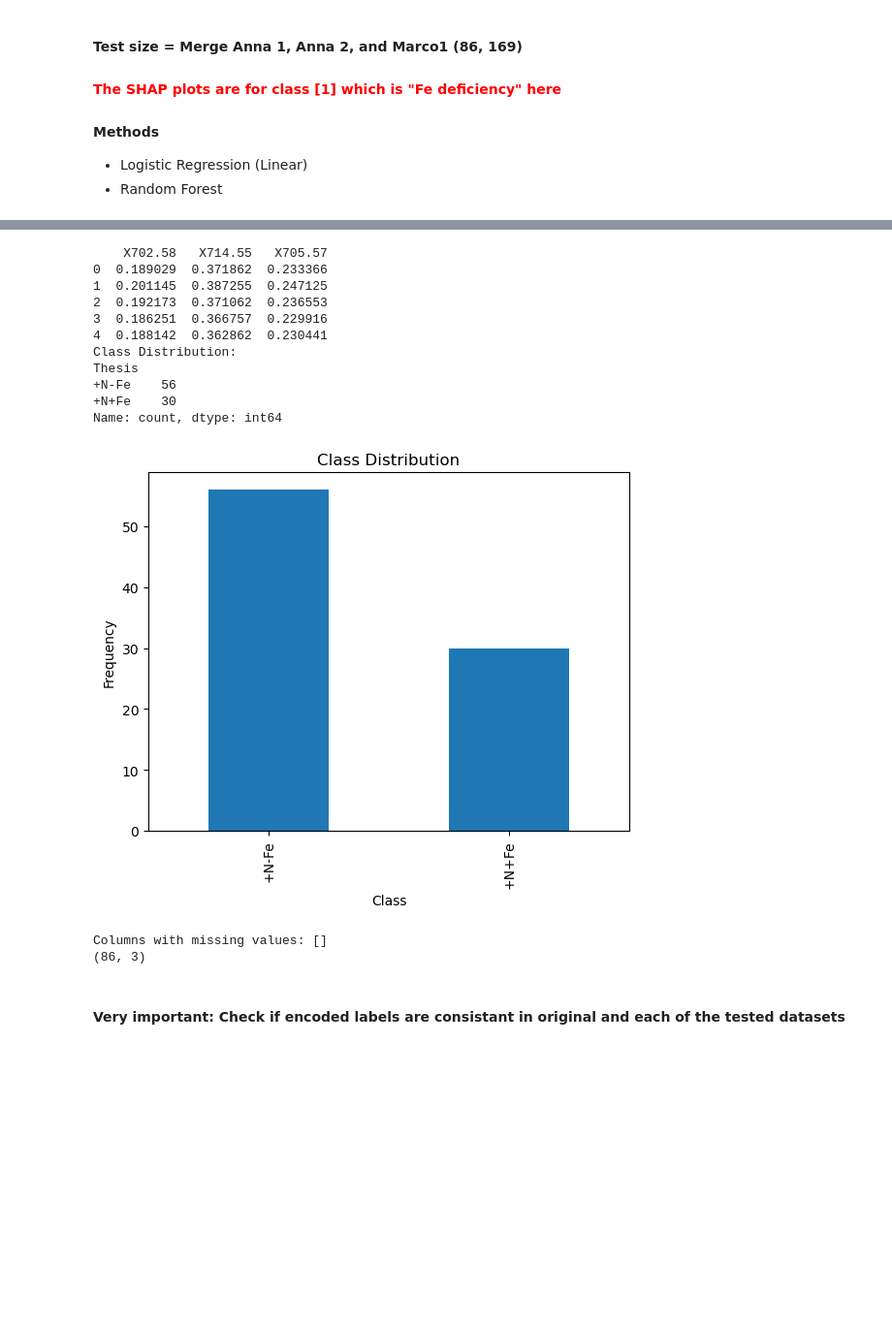
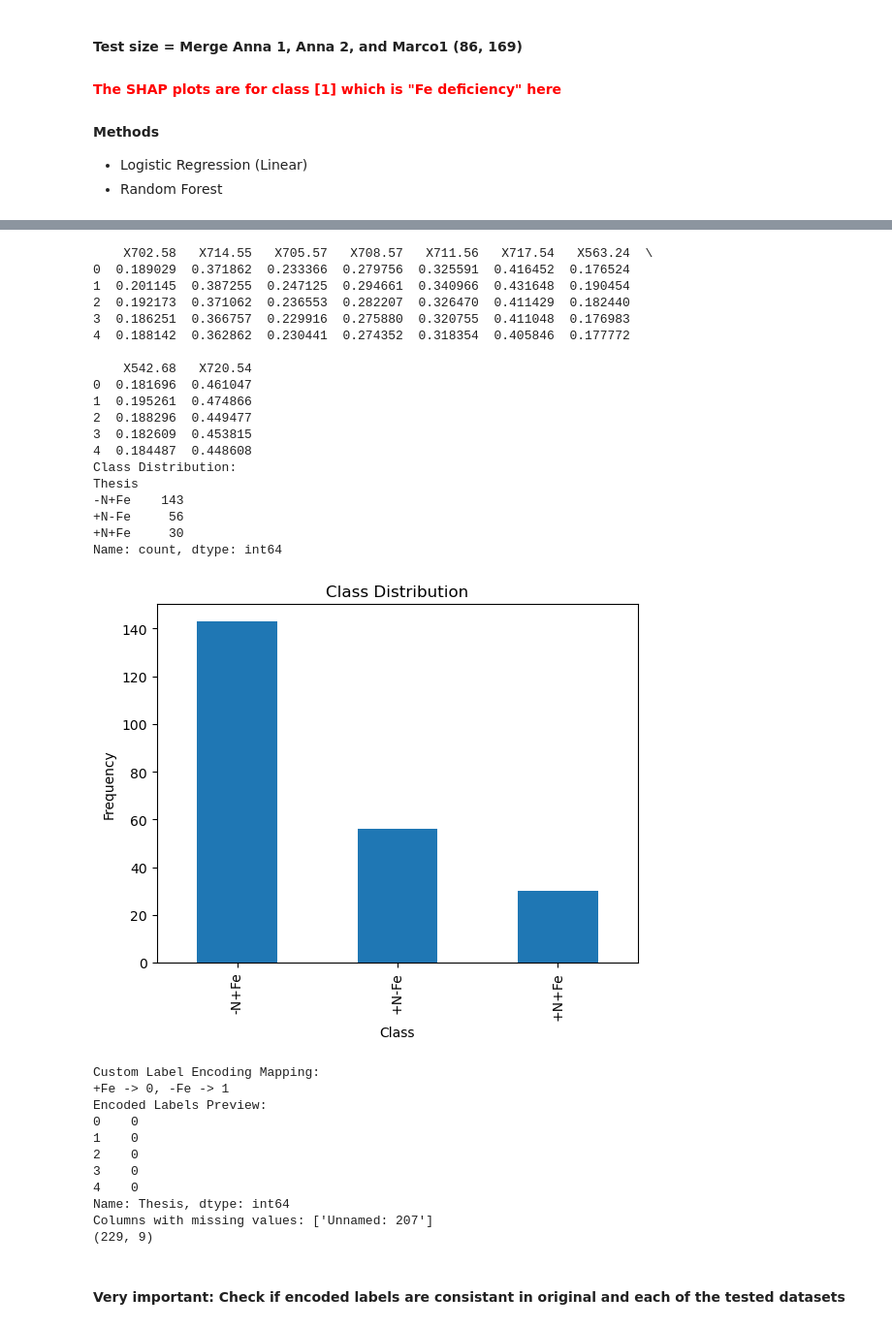
Before and after one commit to hsnvnd/Plant_Lab_Tasks, a Jupyter notebook: Hyperspectral_FeDeficiency_BiClassification/Hyperspectral_FeDeficiency_BiClassification_Merged_datasets-New_Index.ipynb, the cells around one changed output, grey strips where cells are left out. Shown at 97% size. Drawn from its saved outputs; the diff is of its cells as text; code cells hidden in the pictures; blank space fills up the shorter version.

```diff
--- a/Hyperspectral_FeDeficiency_BiClassification/Hyperspectral_FeDeficiency_BiClassification_Merged_datasets-New_Index.ipynb
+++ b/Hyperspectral_FeDeficiency_BiClassification/Hyperspectral_FeDeficiency_BiClassification_Merged_datasets-New_Index.ipynb
@@ -68,7 +68,7 @@ data = data.drop(columns=['Leaf'])
 # For Merged Dataset, Some Features, Logistic Regression
 # desired_columns = ['X714.55', 'X753.55', 'X717.54', 'X756.56', 'X711.56', 'X708.57', 'X705.57', 'X720.54', 'X807.84']
 # For Merged Dataset, All Features, Random Forest
-# desired_columns = ['X702.58', 'X714.55', 'X705.57', 'X708.57', 'X711.56', 'X717.54', 'X563.24', 'X542.68', 'X720.54']
+desired_columns = ['X702.58', 'X714.55', 'X705.57', 'X708.57', 'X711.56', 'X717.54', 'X563.24', 'X542.68', 'X720.54']
 # For Merged Dataset, Some Features, Random Forest
 #desired_columns = ['X711.56', 'X717.54', 'X708.57', 'X539.75', 'X545.62', 'X702.58', 'X648.95', 'X554.43','X563.24']
 
@@ -77,7 +77,7 @@ data = data.drop(columns=['Leaf'])
 # For Merged Dataset, All Features, LogisticRegression&Random, Use Top 3 ---> Index1
 # desired_columns = ['X714.55', 'X717.54', 'X711.56']
 # For Merged Dataset, All Features, RandomForest, Use Top 3 ---> Index2
-desired_columns = ['X702.58', 'X714.55', 'X705.57']
+# desired_columns = ['X702.58', 'X714.55', 'X705.57']
 # For Merged Dataset, All Features, Logistic & RandomForest, Use Common top 4 --->Index3
 # desired_columns = ['X708.57', 'X711.56', 'X714.55', 'X717.54']
 
@@ -86,6 +86,7 @@ desired_columns = ['X702.58', 'X714.55', 'X705.57']
 # desired_columns = ['X702.58']
 # desired_columns = ['X714.55']
 # desired_columns = ['X705.57']
+
 X = data[desired_columns]
 
 y = data['Thesis']
@@ -168,6 +176,8 @@ Number of features with 0.0 importance: 0
 # %%
 # Step 1: Load the dataset
-test_df = pd.read_csv('Merged_Anna1_Anna2_Marco_as_test.txt', delimiter='\t')
+# test_df = pd.read_csv('Merged_Anna1_Anna2_Marco_as_test.txt', delimiter='\t')
+
+test_df = pd.read_csv('Merged_Anna1_Anna2_Marco1_Michele_as_test.txt', delimiter='\t')
 # Step 2: Preprocess the data
 # Rename the column "Fe deficiency" to "Thesis"
 test_df.rename(columns={'Fe_deficiency ': 'Thesis'}, inplace=True)
@@ -196,7 +206,7 @@ test_df.rename(columns={'Fe_deficiency ': 'Thesis'}, inplace=True)
 # For Merged Dataset, Some Features, Logistic Regression
 # desired_columns1 = ['714.55', '753.55', '717.54', '756.56', '711.56', '708.57', '705.57', '720.54', '807.84']
 #For Merged Dataset, All Features, Random Forest
-# desired_columns1 = ['702.58', '714.55', '705.57', '708.57', '711.56', '717.54', '563.24', '542.68', '720.54']
+desired_columns1 = ['702.58', '714.55', '705.57', '708.57', '711.56', '717.54', '563.24', '542.68', '720.54']
 # For Merged Dataset, Some Features, Random Forest
 # desired_columns = ['711.56', '717.54', '708.57', '539.75', '545.62', '702.58', '648.95', '554.43','563.24']
 
@@ -204,7 +214,7 @@ test_df.rename(columns={'Fe_deficiency ': 'Thesis'}, inplace=True)
 # For Merged Dataset, All Features, LogisticRegression & Random, Use Top 3
 # desired_columns1 = ['714.55', '717.54', '711.56']
 # For Merged Dataset, All Features, RandomForest, Use Top 3
-desired_columns1 = ['702.58', '714.55', '705.57']
+# desired_columns1 = ['702.58', '714.55', '705.57']
 # For Merged Dataset, All Features, Logistic&RandomForest, Use Common top 4
 # desired_columns1 = ['708.57', '711.56', '714.55', '717.54']
 
@@ -213,6 +223,7 @@ desired_columns1 = ['702.58', '714.55', '705.57']
 # desired_columns1 = ['702.58']
 # desired_columns1 = ['714.55']
 # desired_columns1 = ['705.57']
+
 X_te= test_df[desired_columns1]
 
 # Ensure that X_te has the correct number of columns as X
@@ -226,45 +237,72 @@ class_distribution = test_df['Thesis'].value_counts()
 # Print the class distribution
 print("Class Distribution:")
 print(class_distribution)
 # Visualize the class distribution
 class_distribution.plot(kind='bar')
 plt.title('Class Distribution')
 plt.xlabel('Class')
 plt.ylabel('Frequency')
 plt.show()
 
 # # Encode the 'Thesis' column
 le_te = LabelEncoder()
-y_te = le_te.fit_transform(y_te)
+# y_te = le_te.fit_transform(y_te)
+# New way of Encoding the 'Thesis' column based on custom logic
+y_te = test_df['Thesis'].apply(lambda x: 0 if '+Fe' in x else 1)
+
+# Print custom mapping for verification
+print("Custom Label Encoding Mapping:")
+print("+Fe -> 0, -Fe -> 1")
+print("Encoded Labels Preview:")
+print(y_te.head())
+
+
 
 # Check for missing values --> none
 print(f"Columns with missing values: {test_df.columns[test_df.isnull().any()].tolist()}")
 
 # Remove zero importance features from X_te
 # X_reduced_te = X_te.drop(columns=zero_importance_features)
 # feature_names_reduced = X_reduced_te.columns.tolist()
 # print("\nX_reduced_te.shape is ", X_reduced_te.shape)
 # print("\nX_reduced_te names.shape is ", len(feature_names_reduced))
 # Scale the feature/columns values
 scaler = StandardScaler()
 # X_scaled_te = scaler.fit_transform(X_reduced_te)
 X_scaled_te = scaler.fit_transform(X_te)
 print(X_scaled_te.shape)
 # %% [output]
-    X702.58   X714.55   X705.57
-0  0.189029  0.371862  0.233366
-1  0.201145  0.387255  0.247125
-2  0.192173  0.371062  0.236553
-3  0.186251  0.366757  0.229916
-4  0.188142  0.362862  0.230441
+    X702.58   X714.55   X705.57   X708.57   X711.56   X717.54   X563.24  \
+0  0.189029  0.371862  0.233366  0.279756  0.325591  0.416452  0.176524
+1  0.201145  0.387255  0.247125  0.294661  0.340966  0.431648  0.190454
+2  0.192173  0.371062  0.236553  0.282207  0.326470  0.411429  0.182440
+3  0.186251  0.366757  0.229916  0.275880  0.320755  0.411048  0.176983
+4  0.188142  0.362862  0.230441  0.274352  0.318354  0.405846  0.177772
+
+    X542.68   X720.54
+0  0.181696  0.461047
+1  0.195261  0.474866
+2  0.188296  0.449477
+3  0.182609  0.453815
+4  0.184487  0.448608
 Class Distribution:
 Thesis
-+N-Fe    56
-+N+Fe    30
+-N+Fe    143
++N-Fe     56
++N+Fe     30
 Name: count, dtype: int64
-[figure, old version]
+[figure, new version]
-Columns with missing values: []
-(86, 3)
+Custom Label Encoding Mapping:
++Fe -> 0, -Fe -> 1
+Encoded Labels Preview:
+0    0
+1    0
+2    0
+3    0
+4    0
+Name: Thesis, dtype: int64
+Columns with missing values: ['Unnamed: 207']
+(229, 9)
 # %% [markdown]
 #### Very important: Check if encoded labels are consistant in original and each of the tested datasets
 # %%
```
Also changed, not shown: parts of 11 cells of this notebook, 3 other files.
